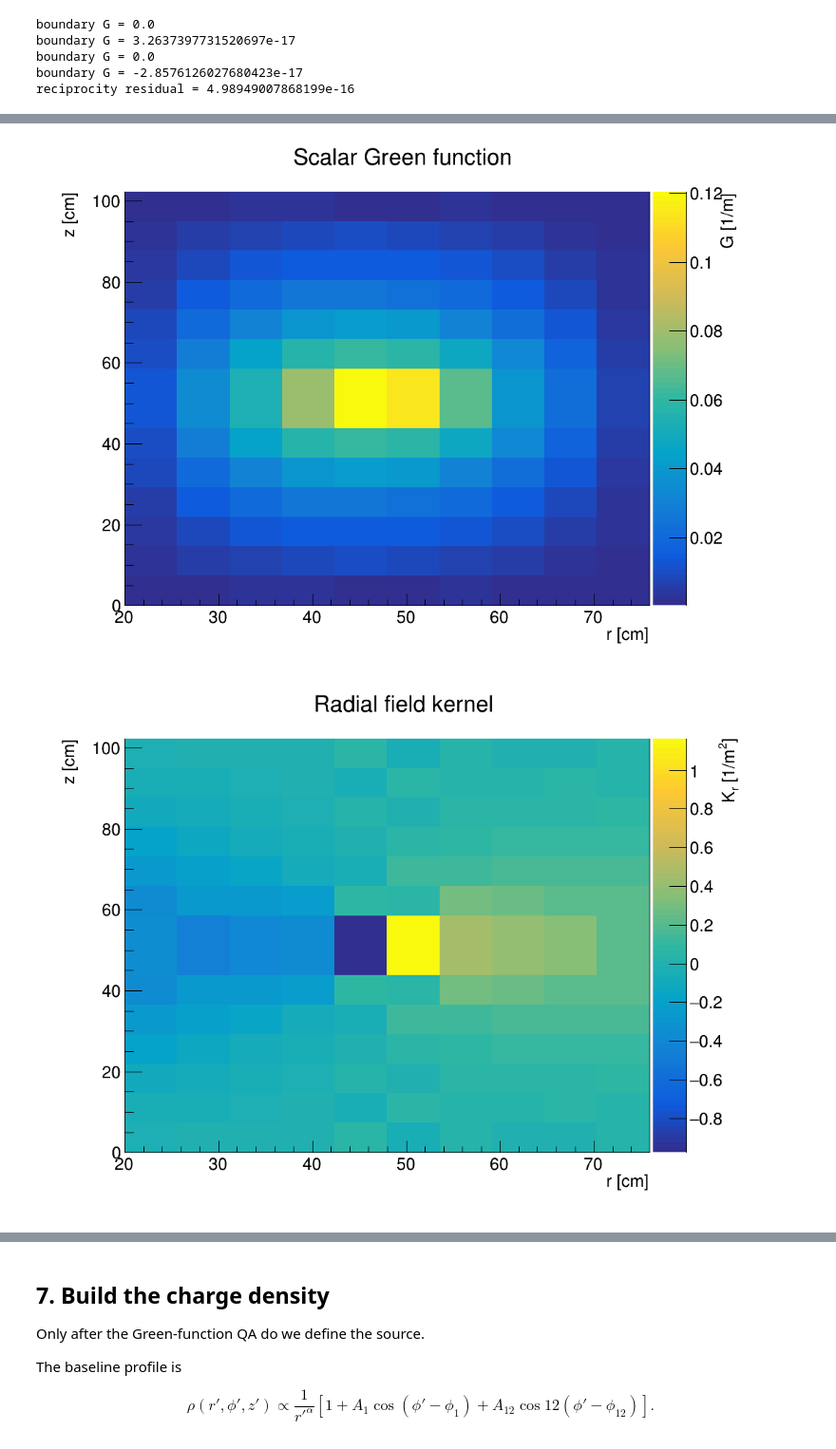
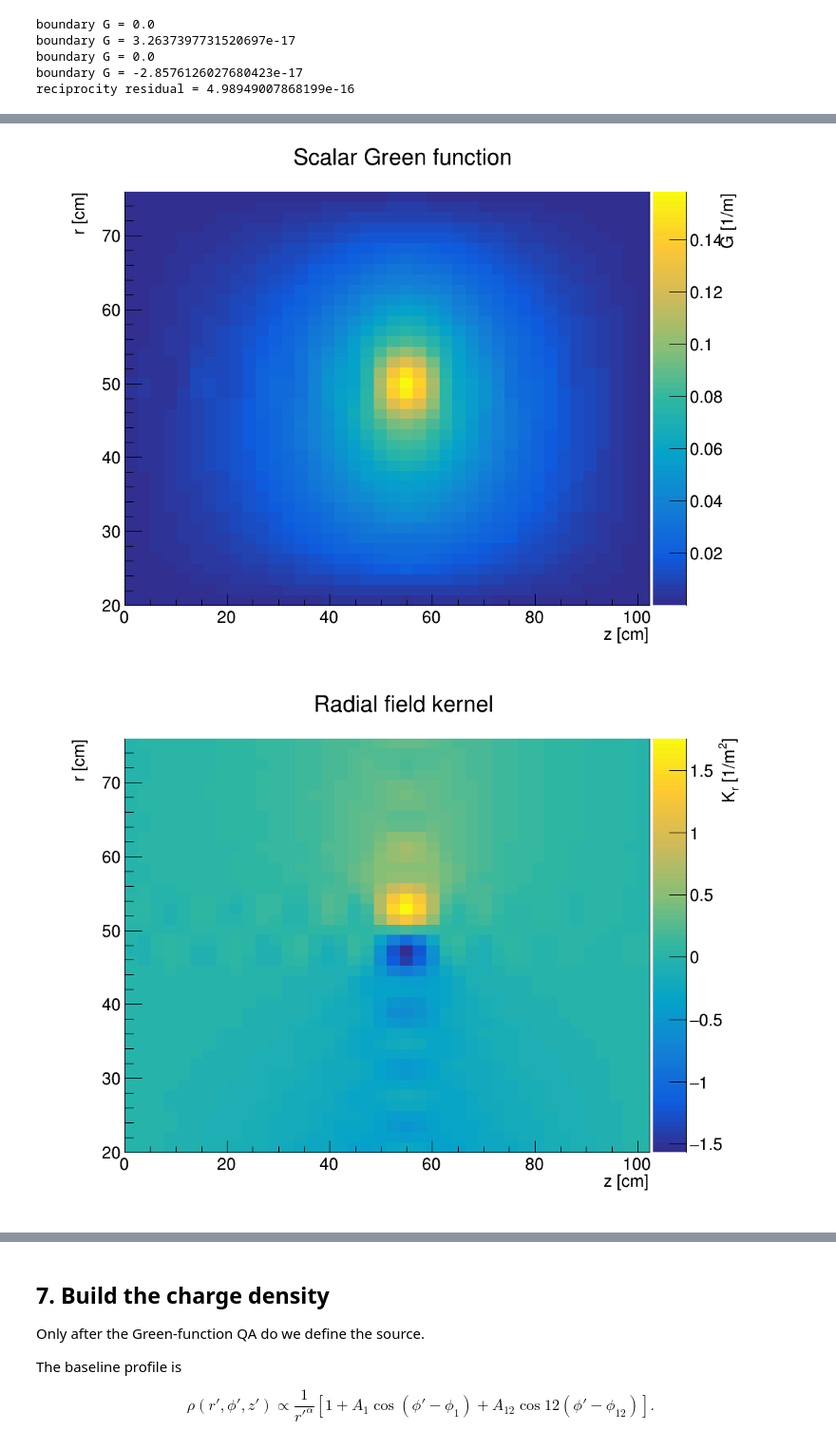
Before and after one commit to mcyoren/sPHENIX_tracking, a Jupyter notebook: distort/G_sPHENIX_direct_Green_function_convolution.ipynb, the cells around one changed output, grey strips where cells are left out. Shown at 95% size. Drawn from its saved outputs; the diff is of its cells as text; code cells hidden in the pictures.

```diff
--- a/distort/G_sPHENIX_direct_Green_function_convolution.ipynb
+++ b/distort/G_sPHENIX_direct_Green_function_convolution.ipynb
@@ -209,8 +209,8 @@ M1_AMPLITUDE, M1_PHASE = 0.0, 0.0
 M12_AMPLITUDE, M12_PHASE = 0.0, 0.0
 
 # Direct Green grids: moderate defaults to control memory
-NR_OBS, NPHI_OBS, NZ_OBS = 10, 10, 14
-NR_SRC, NPHI_SRC, NZ_SRC = 9, 10, 11
+NR_OBS, NPHI_OBS, NZ_OBS = 40, 1, 40
+NR_SRC, NPHI_SRC, NZ_SRC = 40, 1, 40
 
 # Modal truncation
 M_PHI_MAX = 4
@@ -1918,26 +1956,48 @@ reciprocity residual = 4.98949007868199e-16
 # %%
 qa_objects=[]; qa_canvases=[]
 def make_th2(name,title,v,xe,ye,xt,yt,zt):
     h=root.TH2D(name,title,len(xe)-1,np.asarray(xe,dtype="d"),len(ye)-1,np.asarray(ye,dtype="d"))
     h.SetDirectory(0); h.GetXaxis().SetTitle(xt); h.GetYaxis().SetTitle(yt); h.GetZaxis().SetTitle(zt)
     for i in range(v.shape[0]):
         for j in range(v.shape[1]): h.SetBinContent(i+1,j+1,float(v[i,j]))
     qa_objects.append(h); return h
 def draw(stem,h):
     c=root.TCanvas(stem,"",1050,780); c.SetRightMargin(.17); c.SetLeftMargin(.12); c.SetBottomMargin(.12)
     h.Draw("COLZ"); c.Update()
     fn=QA_DIR/f"{stem}.png"; c.SaveAs(str(fn)); display(Image(filename=str(fn)))
     qa_canvases.append(c)
 
 if DO_QA:
-    irs=np.argmin(abs(r_src-.50)); ips=np.argmin(abs(phi_src)); izs=np.argmin(abs(z_src-.54))
-    for stem,arr,title,ztitle in [
-        ("green_G",G,"Scalar Green function","G [1/m]"),
-        ("green_Kr",Kr,"Radial field kernel","K_{r} [1/m^{2}]"),
-        ("green_Kz",Kz,"Longitudinal field kernel","K_{z} [1/m^{2}]")
+    irs = np.argmin(abs(r_src - 0.50))
+    ips = np.argmin(abs(phi_src))
+    izs = np.argmin(abs(z_src - 0.54))
+
+    for stem, arr, title, ztitle in [
+        ("green_G",  G,  "Scalar Green function", "G [1/m]"),
+        ("green_Kr", Kr, "Radial field kernel", "K_{r} [1/m^{2}]"),
+        ("green_Kz", Kz, "Longitudinal field kernel", "K_{z} [1/m^{2}]")
     ]:
-        sl=np.mean(arr[:,:,:,irs,ips,izs],axis=1)
-        draw(stem,make_th2("h"+stem,title,sl,r_obs_edges*M_TO_CM,z_obs_edges*M_TO_CM,"r [cm]","z [cm]",ztitle))
+        # Fix the source coordinates and average over observation phi.
+        # The resulting array initially has shape (NR_OBS, NZ_OBS),
+        # corresponding to (r, z).
+        sl = np.mean(
+            arr[:, :, :, irs, ips, izs],
+            axis=1
+        )
+
+        draw(
+            stem,
+            make_th2(
+                "h" + stem,
+                title,
+                sl.T,
+                z_obs_edges * M_TO_CM,
+                r_obs_edges * M_TO_CM,
+                "z [cm]",
+                "r [cm]",
+                ztitle
+            )
+        )
 # %% [output]
-[figure, old version]
+[figure, new version]
-[figure, old version]
+[figure, new version]
```
Also changed, not shown: parts of 12 cells of this notebook.
